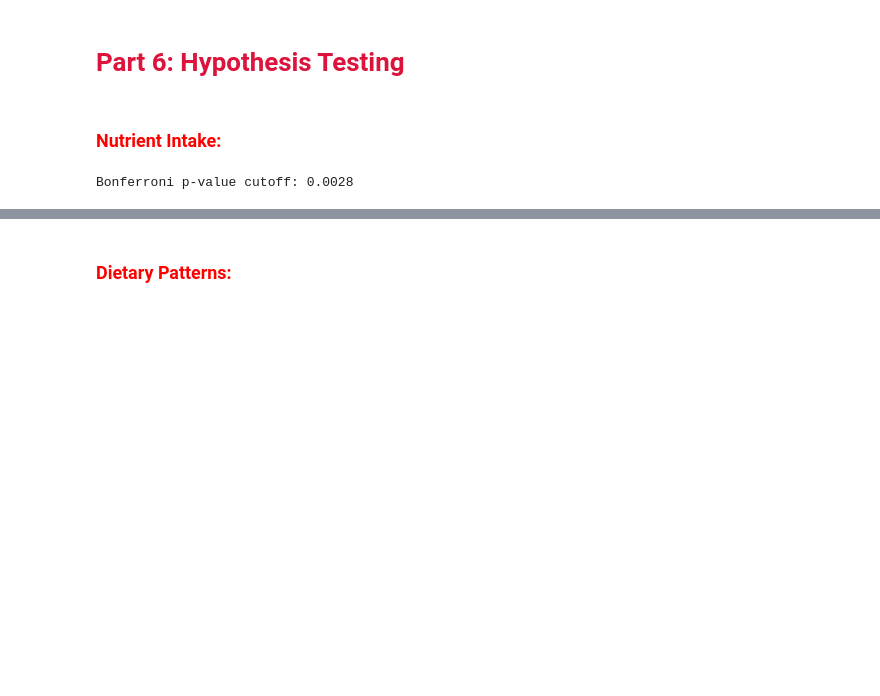
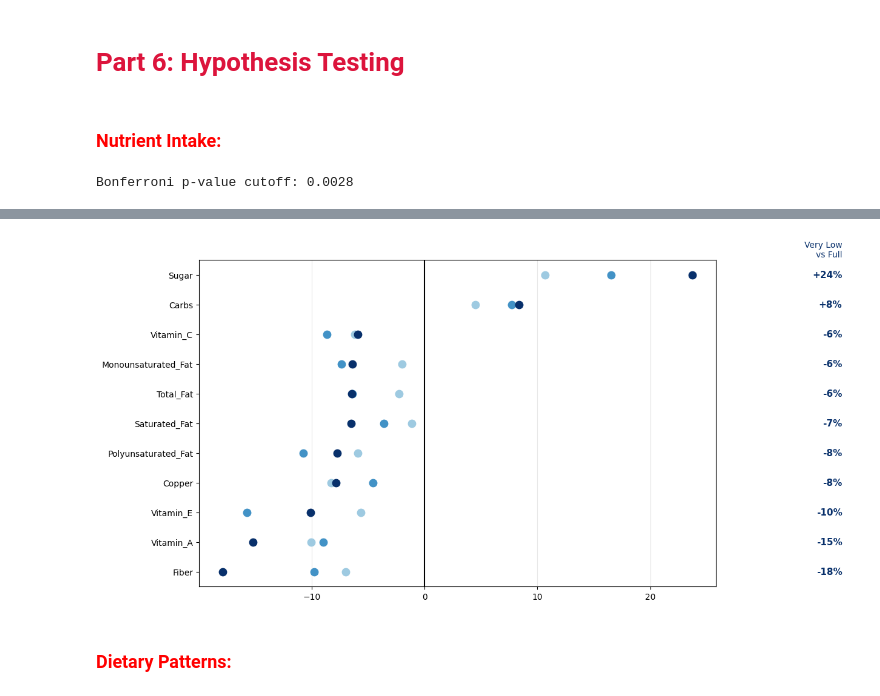
Before and after one commit to ernesthang12/STA-160-Final-Project, a Jupyter notebook: code/STA160 Final Project.ipynb, the cells around one changed output, grey strips where cells are left out. Saved outputs shown, nothing was run; the diff lists cells and outputs as text; code cells hidden in the pictures; blank space fills up the shorter version.

```diff
--- a/code/STA160 Final Project.ipynb
+++ b/code/STA160 Final Project.ipynb
@@ -1166,3 +1136,26 @@ plt.show()
+# %%
+#Graph 16 - Significant Nutrients Compared to Full Food Security (per 1,000 kcal):
+significant_list = spearman_df[(spearman_df["p_value"] < bonferroni_cutoff) & (spearman_df["Nutrient"] != "Average_Energy")]["Nutrient"].tolist()
+
+group_means = final_df.groupby("Adult_Food_Security")[significant_list].mean().reindex(food_security_order)
+percent_diff = (group_means / group_means.loc["Full Food Security"] - 1) * 100
+percent_diff = percent_diff.T.sort_values("Very Low Food Security")
+nutrient_labels = percent_diff.index.str.replace("_per_1000kcal", "")
+
+group_colors = {"Marginal Food Security": "#9ecae1",
+                "Low Food Security": "#4292c6",
+                "Very Low Food Security": "#08306b"}
+
+plt.figure(figsize = (11, 7))
+for level, color in group_colors.items():
+    plt.scatter(percent_diff[level], nutrient_labels, color = color, s = 80, label = level.replace(" Food Security", ""), zorder = 3)
+for y, value in enumerate(percent_diff["Very Low Food Security"]):
+    plt.text(37, y, f"{value:+.0f}%", va = "center", ha = "right", fontsize = 11, fontweight = "bold", color = "#08306b")
+plt.text(37, len(percent_diff) - 0.4, "Very Low\nvs Full", ha = "right", fontsize = 10, color = "#08306b")
+plt.axvline(0, color = "black")
+plt.grid(axis = "x", alpha = 0.3)
+# %% [output]
+[figure, added]
 # %% [markdown]
 ### <span style=color:red>Dietary Patterns:</span>
 # %%
```
Also changed, not shown: parts of 30 cells of this notebook, 15 other files.
